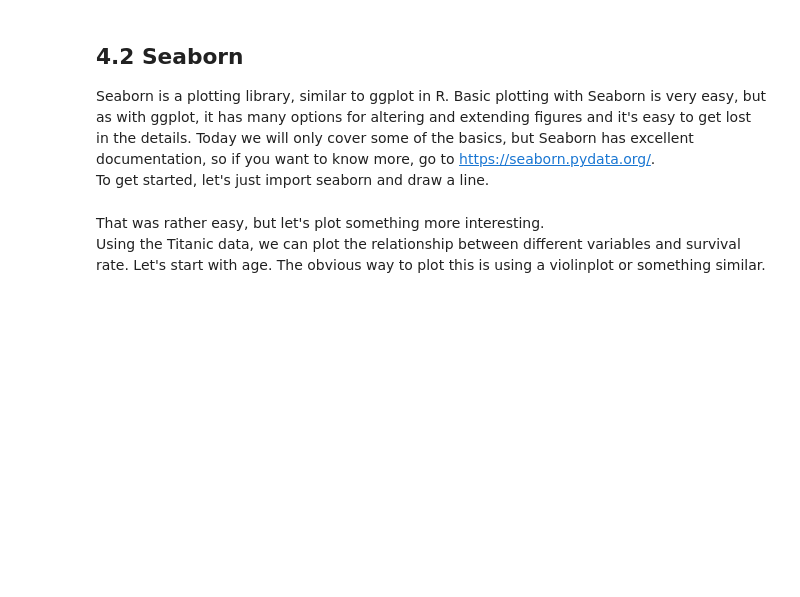
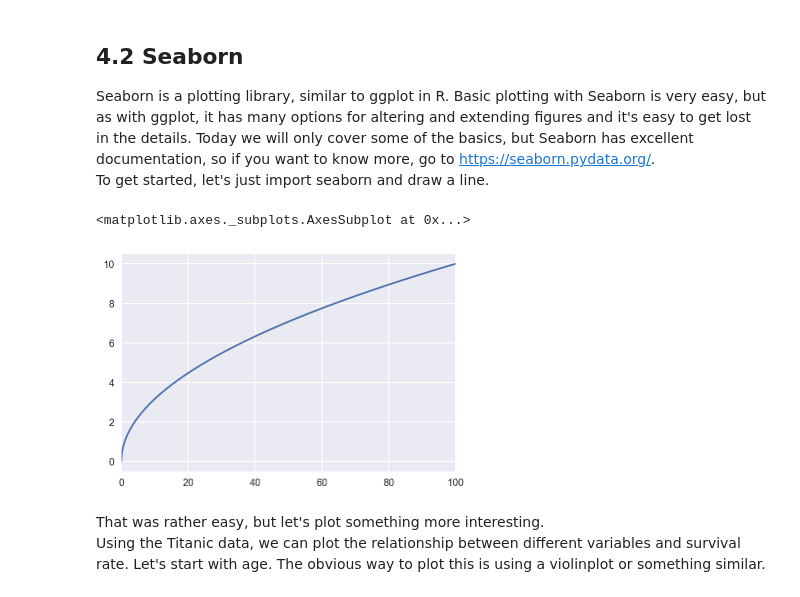
Before and after one commit to mpi-python/mpi-python-intro, a Jupyter notebook: Session4/Session4.ipynb, the cells around one changed output. Saved outputs shown, nothing was run; the diff lists cells and outputs as text; code cells hidden in the pictures; blank space fills up the shorter version.

```diff
--- a/Session4/Session4.ipynb
+++ b/Session4/Session4.ipynb
@@ -223,16 +395,19 @@ To get started, let's just import seaborn and draw a line.
 # %%
 import seaborn as sns  # convention is to import seaborn under the name sns, for unclear reasons
 
 # some magic that will make this notebook display our plots inline, don't worry about this for now
 %matplotlib inline
 %config InlineBackend.figure_format = 'retina'
 
 # make up some x and y values
 x = np.linspace(0, 10)
 y = x * x
 
 # and plot using the lineplot method
-sns.lineplot(x, y)
+sns.tsplot(x, y)
+# %% [output]
+<matplotlib.axes._subplots.AxesSubplot at 0x...>
+[figure, added]
 # %% [markdown]
 That was rather easy, but let's plot something more interesting.
 Using the Titanic data, we can plot the relationship between different variables and survival rate. Let's start with age. The obvious way to plot this is using a violinplot or something similar.
```
Also changed, not shown: parts of 23 cells of this notebook, 3 other files.
